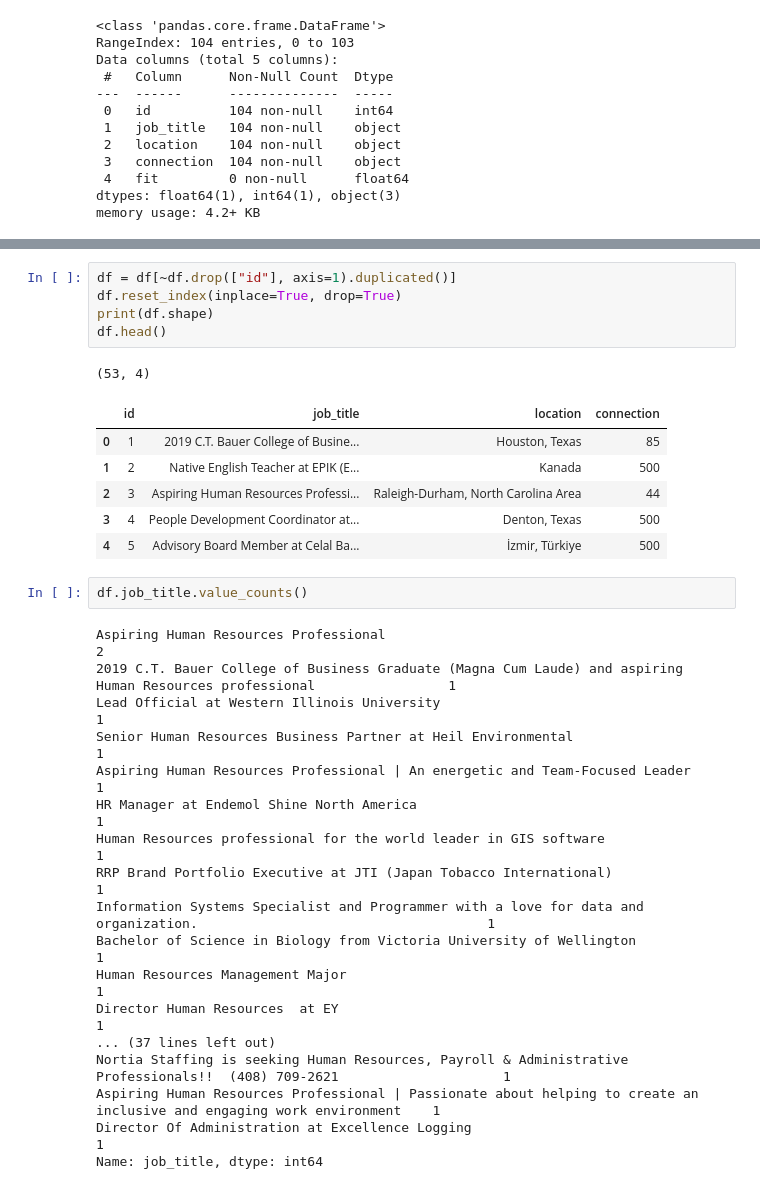
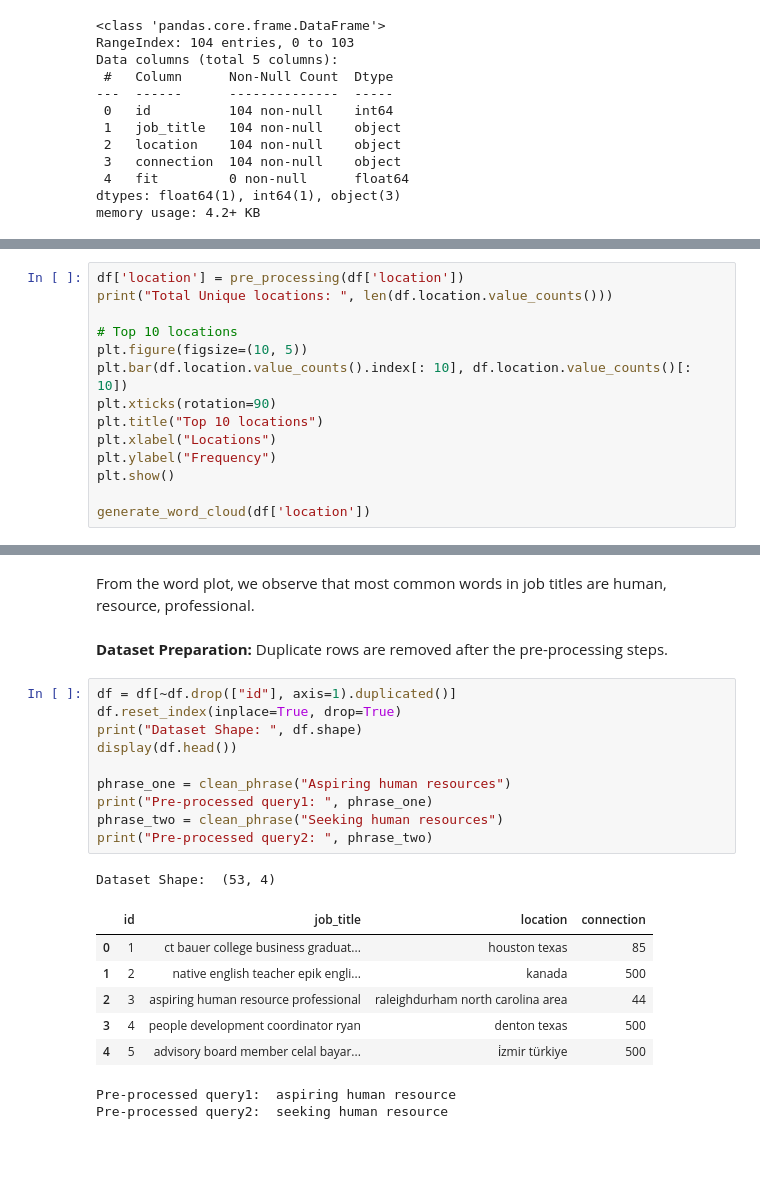
Before and after one commit to sudarshanng7/oSD8VE4tiyrrxCdC, a Jupyter notebook: potential-candidates.ipynb, the cells around one changed output, grey strips where cells are left out. Cells and saved outputs as stored; diff of their text form; blank space fills up the shorter version.

```diff
--- a/potential-candidates.ipynb
+++ b/potential-candidates.ipynb
@@ -55,0 +187,14 @@ df.head()
+# %%
+df['location'] = pre_processing(df['location'])
+print("Total Unique locations: ", len(df.location.value_counts()))
+
+# Top 10 locations
+plt.figure(figsize=(10, 5))
+plt.bar(df.location.value_counts().index[: 10], df.location.value_counts()[: 10])
+plt.xticks(rotation=90)
+plt.title("Top 10 locations")
+plt.xlabel("Locations")
+plt.ylabel("Frequency")
+plt.show()
+
+generate_word_cloud(df['location'])
@@ -56,33 +249,24 @@ df.head()
+# %% [markdown]
+From the word plot, we observe that most common words in job titles are human, resource, professional.
+# %% [markdown]
+**Dataset Preparation:** Duplicate rows are removed after the pre-processing steps.
 # %%
 df = df[~df.drop(["id"], axis=1).duplicated()]
 df.reset_index(inplace=True, drop=True)
-print(df.shape)
-df.head()
+print("Dataset Shape: ", df.shape)
+display(df.head())
+
+phrase_one = clean_phrase("Aspiring human resources")
+print("Pre-processed query1: ", phrase_one)
+phrase_two = clean_phrase("Seeking human resources")
+print("Pre-processed query2: ", phrase_two)
 # %% [output]
-(53, 4)
+Dataset Shape:  (53, 4)
 |  | id | job_title | location | connection |
-| 0 | 1 | 2019 C.T. Bauer College of Busine... | Houston, Texas | 85 |
-| 1 | 2 | Native English Teacher at EPIK (E... | Kanada | 500 |
-| 2 | 3 | Aspiring Human Resources Professi... | Raleigh-Durham, North Carolina Area | 44 |
-| 3 | 4 | People Development Coordinator at... | Denton, Texas | 500 |
-| 4 | 5 | Advisory Board Member at Celal Ba... | İzmir, Türkiye | 500 |
+| 0 | 1 | ct bauer college business graduat... | houston texas | 85 |
+| 1 | 2 | native english teacher epik engli... | kanada | 500 |
+| 2 | 3 | aspiring human resource professional | raleighdurham north carolina area | 44 |
+| 3 | 4 | people development coordinator ryan | denton texas | 500 |
+| 4 | 5 | advisory board member celal bayar... | i̇zmir türkiye | 500 |
+Pre-processed query1:  aspiring human resource
+Pre-processed query2:  seeking human resource
-# %%
-df.job_title.value_counts()
-# %% [output]
-Aspiring Human Resources Professional                                                                                    2
-2019 C.T. Bauer College of Business Graduate (Magna Cum Laude) and aspiring Human Resources professional                 1
-Lead Official at Western Illinois University                                                                             1
-Senior Human Resources Business Partner at Heil Environmental                                                            1
-Aspiring Human Resources Professional | An energetic and Team-Focused Leader                                             1
-HR Manager at Endemol Shine North America                                                                                1
-Human Resources professional for the world leader in GIS software                                                        1
-RRP Brand Portfolio Executive at JTI (Japan Tobacco International)                                                       1
-Information Systems Specialist and Programmer with a love for data and organization.                                     1
-Bachelor of Science in Biology from Victoria University of Wellington                                                    1
-Human Resources Management Major                                                                                         1
-Director Human Resources  at EY                                                                                          1
-... (37 lines left out)
-Nortia Staffing is seeking Human Resources, Payroll & Administrative Professionals!!  (408) 709-2621                     1
-Aspiring Human Resources Professional | Passionate about helping to create an inclusive and engaging work environment    1
-Director Of Administration at Excellence Logging                                                                         1
-Name: job_title, dtype: int64
```
Also changed, not shown: parts of 38 cells of this notebook.
